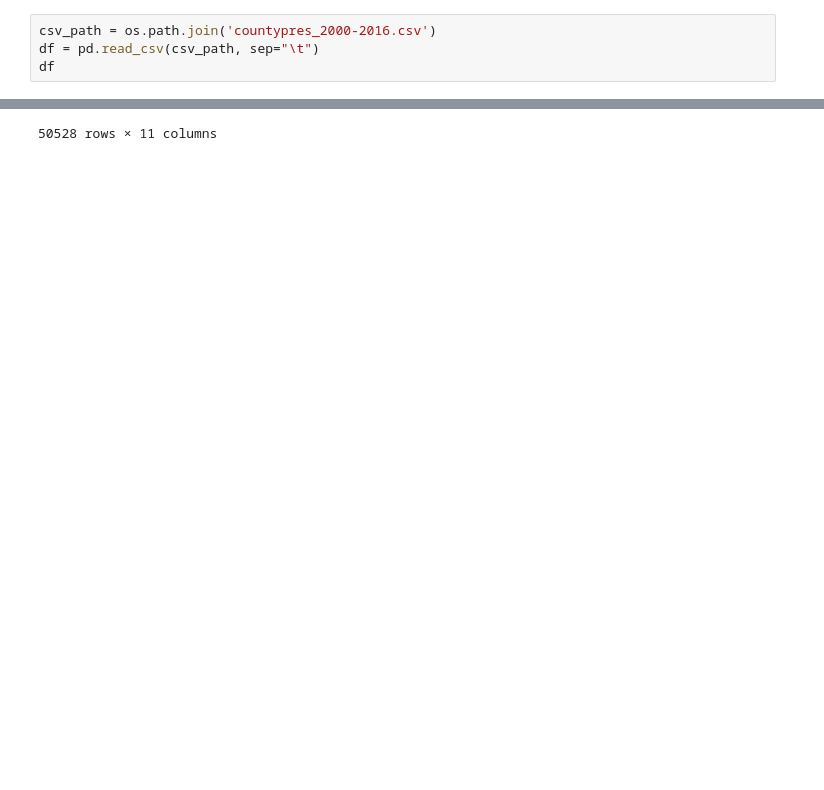
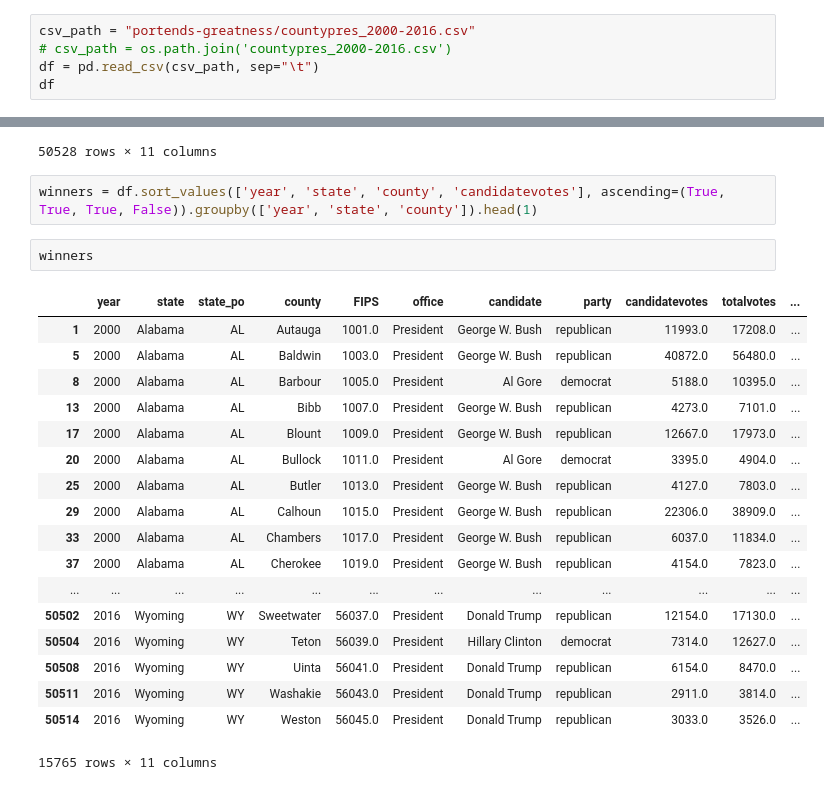
Before and after one commit to tinawong15/portends-greatness, a Jupyter notebook: elections.ipynb, the cells around one changed output, grey strips where cells are left out. Cells and saved outputs as stored; diff of their text form; blank space fills up the shorter version.

```diff
--- a/elections.ipynb
+++ b/elections.ipynb
@@ -6,5 +19,6 @@ import pandas as pd
 # %%
-csv_path = os.path.join('countypres_2000-2016.csv')
+csv_path = "portends-greatness/countypres_2000-2016.csv"
+# csv_path = os.path.join('countypres_2000-2016.csv')
 df = pd.read_csv(csv_path, sep="\t")
 df
 # %% [output]
@@ -26,3 +40,26 @@ df
 | 50526 | 2016 | Alaska | NaN | District 99 | NaN | President | Other | NaN | 28.0 | NaN | ... |
 | 50527 | 2016 | Rhode Island | NaN | Federal Precinct | NaN | President | Other | NaN | 38.0 | NaN | ... |
 50528 rows × 11 columns
+# %%
+winners = df.sort_values(['year', 'state', 'county', 'candidatevotes'], ascending=(True, True, True, False)).groupby(['year', 'state', 'county']).head(1)
+# %%
+winners
+# %% [output]
+|  | year | state | state_po | county | FIPS | office | candidate | party | candidatevotes | totalvotes | ... |
+| 1 | 2000 | Alabama | AL | Autauga | 1001.0 | President | George W. Bush | republican | 11993.0 | 17208.0 | ... |
+| 5 | 2000 | Alabama | AL | Baldwin | 1003.0 | President | George W. Bush | republican | 40872.0 | 56480.0 | ... |
+| 8 | 2000 | Alabama | AL | Barbour | 1005.0 | President | Al Gore | democrat | 5188.0 | 10395.0 | ... |
+| 13 | 2000 | Alabama | AL | Bibb | 1007.0 | President | George W. Bush | republican | 4273.0 | 7101.0 | ... |
+| 17 | 2000 | Alabama | AL | Blount | 1009.0 | President | George W. Bush | republican | 12667.0 | 17973.0 | ... |
+| 20 | 2000 | Alabama | AL | Bullock | 1011.0 | President | Al Gore | democrat | 3395.0 | 4904.0 | ... |
+| 25 | 2000 | Alabama | AL | Butler | 1013.0 | President | George W. Bush | republican | 4127.0 | 7803.0 | ... |
+| 29 | 2000 | Alabama | AL | Calhoun | 1015.0 | President | George W. Bush | republican | 22306.0 | 38909.0 | ... |
+| 33 | 2000 | Alabama | AL | Chambers | 1017.0 | President | George W. Bush | republican | 6037.0 | 11834.0 | ... |
+| 37 | 2000 | Alabama | AL | Cherokee | 1019.0 | President | George W. Bush | republican | 4154.0 | 7823.0 | ... |
+| ... | ... | ... | ... | ... | ... | ... | ... | ... | ... | ... | ... |
+| 50502 | 2016 | Wyoming | WY | Sweetwater | 56037.0 | President | Donald Trump | republican | 12154.0 | 17130.0 | ... |
+| 50504 | 2016 | Wyoming | WY | Teton | 56039.0 | President | Hillary Clinton | democrat | 7314.0 | 12627.0 | ... |
+| 50508 | 2016 | Wyoming | WY | Uinta | 56041.0 | President | Donald Trump | republican | 6154.0 | 8470.0 | ... |
+| 50511 | 2016 | Wyoming | WY | Washakie | 56043.0 | President | Donald Trump | republican | 2911.0 | 3814.0 | ... |
+| 50514 | 2016 | Wyoming | WY | Weston | 56045.0 | President | Donald Trump | republican | 3033.0 | 3526.0 | ... |
+15765 rows × 11 columns
```
Also changed, not shown: parts of 10 cells of this notebook.
